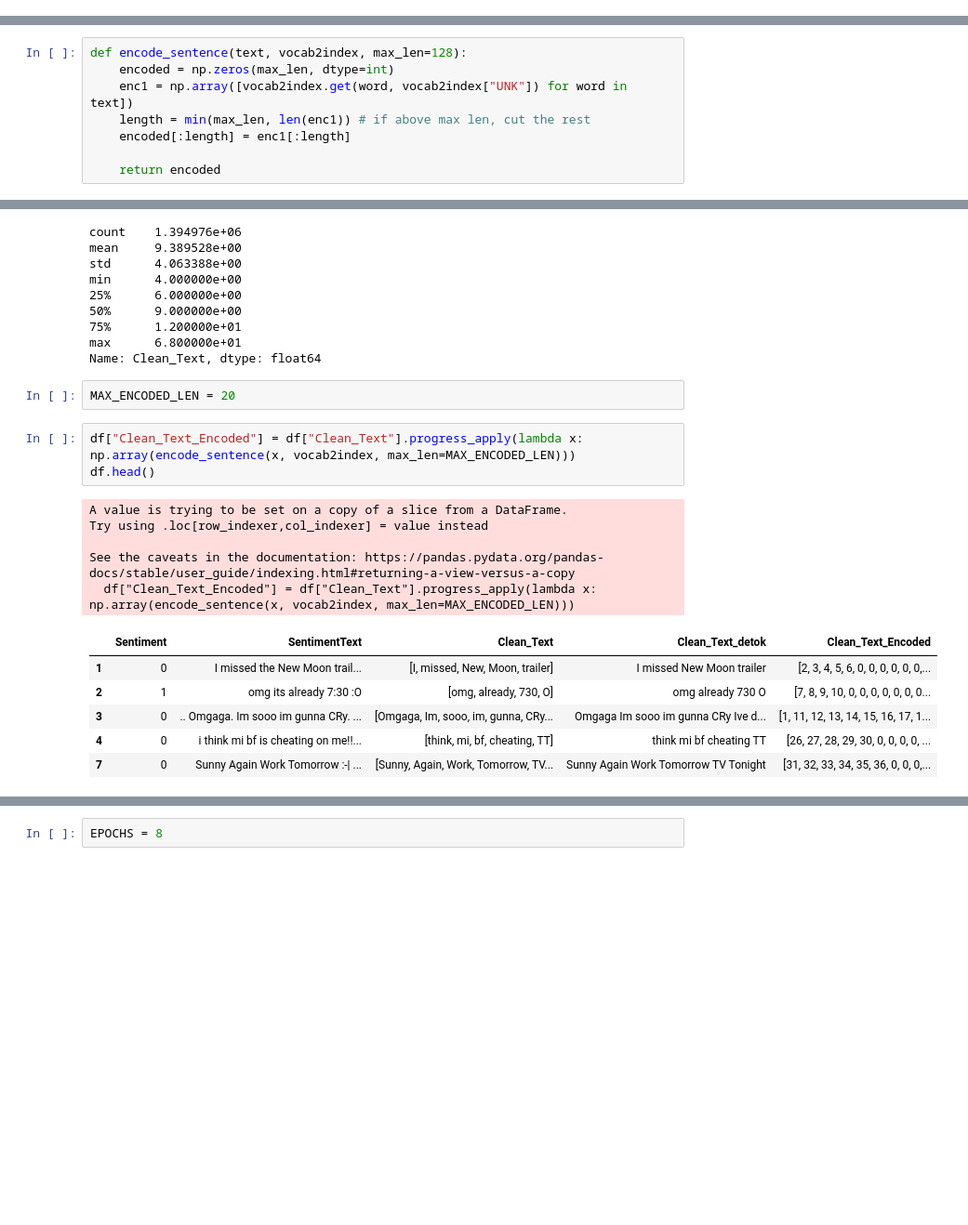
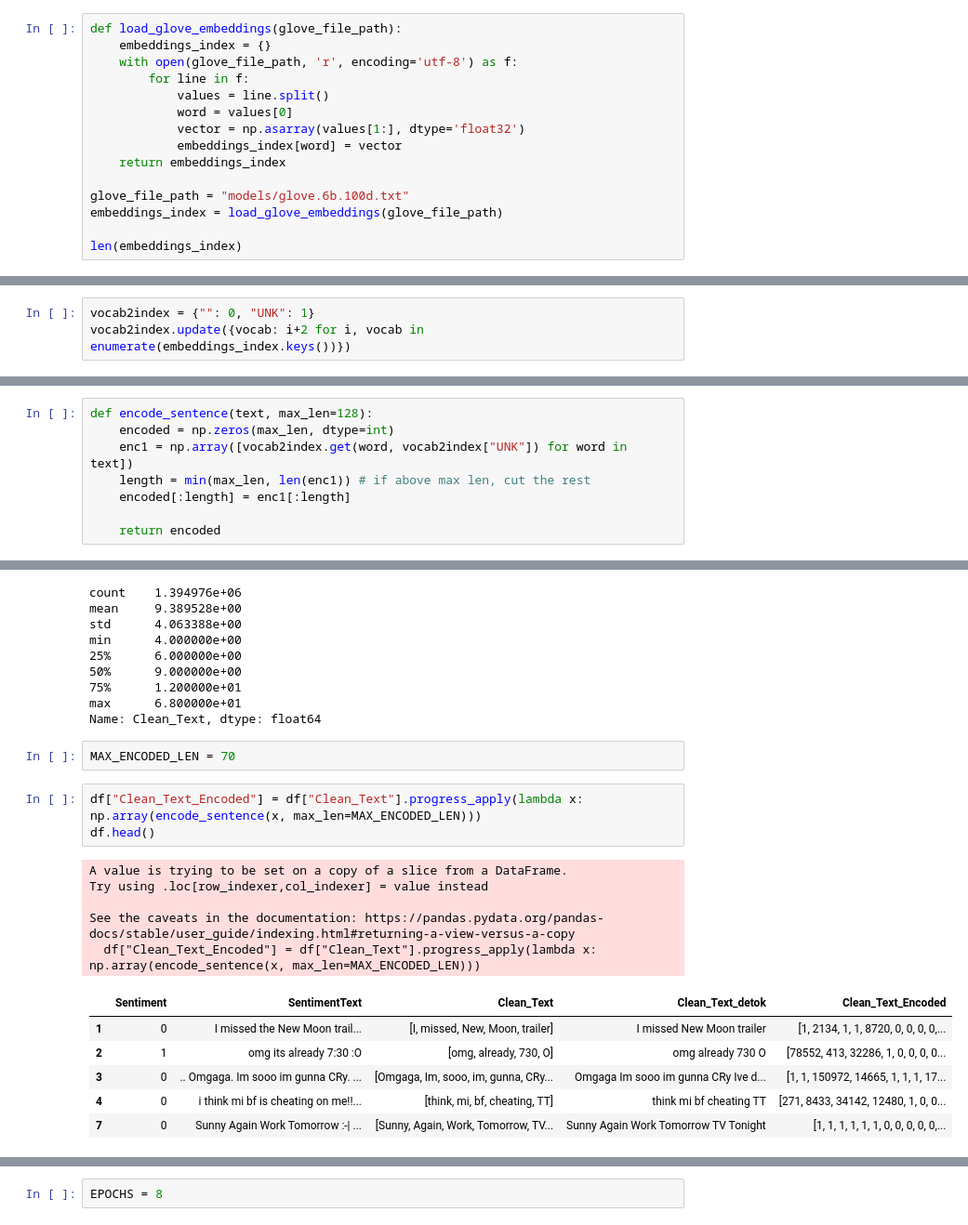
Before and after one commit to Mingtaros/Emotion_Classifier_from_Speech_Text, a Jupyter notebook: Emotion Text Classifier.ipynb, the cells around one changed output, grey strips where cells are left out. Shown: that part at 93% size. Drawn from its saved outputs; the diff is of its cells as text; blank space fills up the shorter version.

```diff
--- a/Emotion Text Classifier.ipynb
+++ b/Emotion Text Classifier.ipynb
@@ -328,0 +303,15 @@ with open("./models/vocab2index.json", 'w') as f:
+# %%
+def load_glove_embeddings(glove_file_path):
+    embeddings_index = {}
+    with open(glove_file_path, 'r', encoding='utf-8') as f:
+        for line in f:
+            values = line.split()
+            word = values[0]
+            vector = np.asarray(values[1:], dtype='float32')
+            embeddings_index[word] = vector
+    return embeddings_index
+
+glove_file_path = "models/glove.6b.100d.txt"
+embeddings_index = load_glove_embeddings(glove_file_path)
+
+len(embeddings_index)
@@ -328,0 +320,3 @@ with open("./models/vocab2index.json", 'w') as f:
+# %%
+vocab2index = {"": 0, "UNK": 1}
+vocab2index.update({vocab: i+2 for i, vocab in enumerate(embeddings_index.keys())})
@@ -329,5 +328,5 @@ with open("./models/vocab2index.json", 'w') as f:
 # %%
-def encode_sentence(text, vocab2index, max_len=128):
+def encode_sentence(text, max_len=128):
     encoded = np.zeros(max_len, dtype=int)
     enc1 = np.array([vocab2index.get(word, vocab2index["UNK"]) for word in text])
     length = min(max_len, len(enc1)) # if above max len, cut the rest
@@ -347,20 +346,20 @@ min      4.000000e+00
 max      6.800000e+01
 Name: Clean_Text, dtype: float64
 # %%
-MAX_ENCODED_LEN = 20
+MAX_ENCODED_LEN = 70
 # %%
-df["Clean_Text_Encoded"] = df["Clean_Text"].progress_apply(lambda x: np.array(encode_sentence(x, vocab2index, max_len=MAX_ENCODED_LEN)))
+df["Clean_Text_Encoded"] = df["Clean_Text"].progress_apply(lambda x: np.array(encode_sentence(x, max_len=MAX_ENCODED_LEN)))
 df.head()
 # %% [output]
 A value is trying to be set on a copy of a slice from a DataFrame.
 Try using .loc[row_indexer,col_indexer] = value instead
 
 See the caveats in the documentation: https://pandas.pydata.org/pandas-docs/stable/user_guide/indexing.html#returning-a-view-versus-a-copy
-  df["Clean_Text_Encoded"] = df["Clean_Text"].progress_apply(lambda x: np.array(encode_sentence(x, vocab2index, max_len=MAX_ENCODED_LEN)))
+  df["Clean_Text_Encoded"] = df["Clean_Text"].progress_apply(lambda x: np.array(encode_sentence(x, max_len=MAX_ENCODED_LEN)))
 |  | Sentiment | SentimentText | Clean_Text | Clean_Text_detok | Clean_Text_Encoded |
-| 1 | 0 | I missed the New Moon trail... | [I, missed, New, Moon, trailer] | I missed New Moon trailer | [2, 3, 4, 5, 6, 0, 0, 0, 0, 0, 0,... |
-| 2 | 1 | omg its already 7:30 :O | [omg, already, 730, O] | omg already 730 O | [7, 8, 9, 10, 0, 0, 0, 0, 0, 0, 0... |
-| 3 | 0 | .. Omgaga. Im sooo im gunna CRy. ... | [Omgaga, Im, sooo, im, gunna, CRy... | Omgaga Im sooo im gunna CRy Ive d... | [1, 11, 12, 13, 14, 15, 16, 17, 1... |
-| 4 | 0 | i think mi bf is cheating on me!!... | [think, mi, bf, cheating, TT] | think mi bf cheating TT | [26, 27, 28, 29, 30, 0, 0, 0, 0, ... |
-| 7 | 0 | Sunny Again Work Tomorrow :-| ... | [Sunny, Again, Work, Tomorrow, TV... | Sunny Again Work Tomorrow TV Tonight | [31, 32, 33, 34, 35, 36, 0, 0, 0,... |
+| 1 | 0 | I missed the New Moon trail... | [I, missed, New, Moon, trailer] | I missed New Moon trailer | [1, 2134, 1, 1, 8720, 0, 0, 0, 0,... |
+| 2 | 1 | omg its already 7:30 :O | [omg, already, 730, O] | omg already 730 O | [78552, 413, 32286, 1, 0, 0, 0, 0... |
+| 3 | 0 | .. Omgaga. Im sooo im gunna CRy. ... | [Omgaga, Im, sooo, im, gunna, CRy... | Omgaga Im sooo im gunna CRy Ive d... | [1, 1, 150972, 14665, 1, 1, 1, 17... |
+| 4 | 0 | i think mi bf is cheating on me!!... | [think, mi, bf, cheating, TT] | think mi bf cheating TT | [271, 8433, 34142, 12480, 1, 0, 0... |
+| 7 | 0 | Sunny Again Work Tomorrow :-| ... | [Sunny, Again, Work, Tomorrow, TV... | Sunny Again Work Tomorrow TV Tonight | [1, 1, 1, 1, 1, 1, 0, 0, 0, 0, 0,... |
 # %%
```
Also changed, not shown: parts of 40 cells of this notebook, 1 other file.
